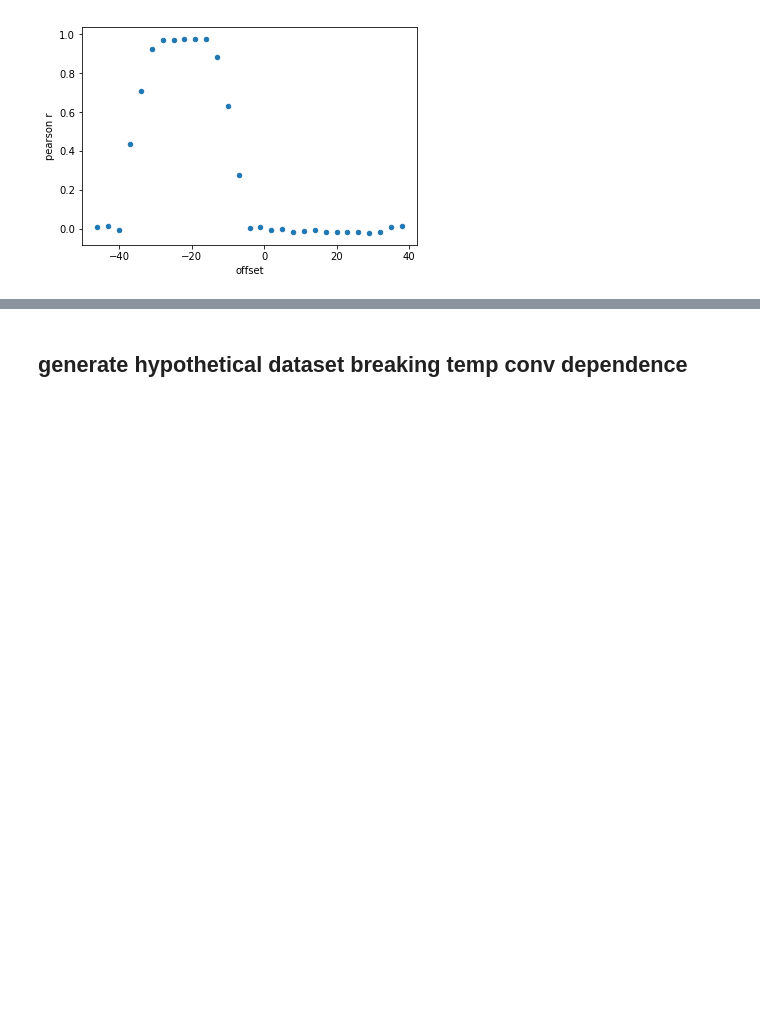
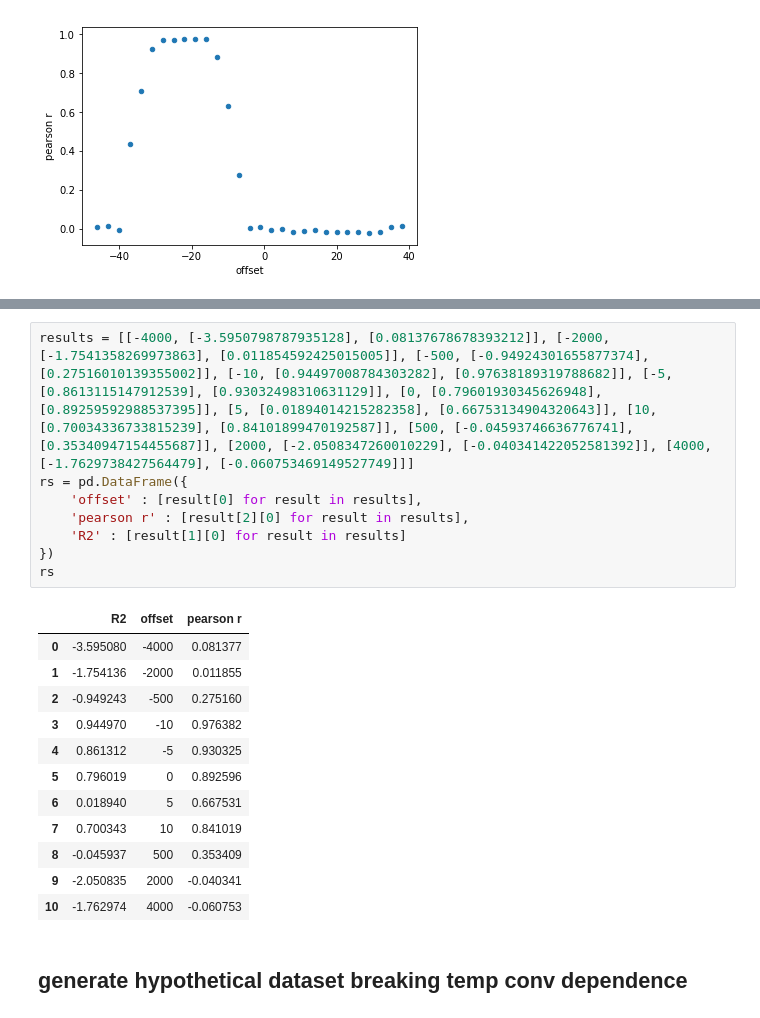
Before and after one commit to coxlab/v1-decoder, a Jupyter notebook: gen_temp_dep_data.ipynb, the cells around one changed output, grey strips where cells are left out. Drawn from its saved outputs; the diff is of its cells as text; blank space fills up the shorter version.

```diff
--- a/gen_temp_dep_data.ipynb
+++ b/gen_temp_dep_data.ipynb
@@ -41,3 +62,24 @@ rs.plot.scatter(x='offset', y='pearson r')
+# %%
+results = [[-4000, [-3.5950798787935128], [0.08137678678393212]], [-2000, [-1.7541358269973863], [0.011854592425015005]], [-500, [-0.94924301655877374], [0.27516010139355002]], [-10, [0.94497008784303282], [0.97638189319788682]], [-5, [0.8613115147912539], [0.93032498310631129]], [0, [0.79601930345626948], [0.89259592988537395]], [5, [0.01894014215282358], [0.66753134904320643]], [10, [0.70034336733815239], [0.84101899470192587]], [500, [-0.04593746636776741], [0.35340947154455687]], [2000, [-2.0508347260010229], [-0.040341422052581392]], [4000, [-1.7629738427564479], [-0.060753469149527749]]]
+rs = pd.DataFrame({
+    'offset' : [result[0] for result in results],
+    'pearson r' : [result[2][0] for result in results],
+    'R2' : [result[1][0] for result in results]
+})
+rs
+# %% [output]
+|  | R2 | offset | pearson r |
+| 0 | -3.595080 | -4000 | 0.081377 |
+| 1 | -1.754136 | -2000 | 0.011855 |
+| 2 | -0.949243 | -500 | 0.275160 |
+| 3 | 0.944970 | -10 | 0.976382 |
+| 4 | 0.861312 | -5 | 0.930325 |
+| 5 | 0.796019 | 0 | 0.892596 |
+| 6 | 0.018940 | 5 | 0.667531 |
+| 7 | 0.700343 | 10 | 0.841019 |
+| 8 | -0.045937 | 500 | 0.353409 |
+| 9 | -2.050835 | 2000 | -0.040341 |
+| 10 | -1.762974 | 4000 | -0.060753 |
 # %% [markdown]
 ## generate hypothetical dataset breaking temp conv dependence
 # %%
```
Also changed, not shown: parts of 3 cells of this notebook, 1 other file.
